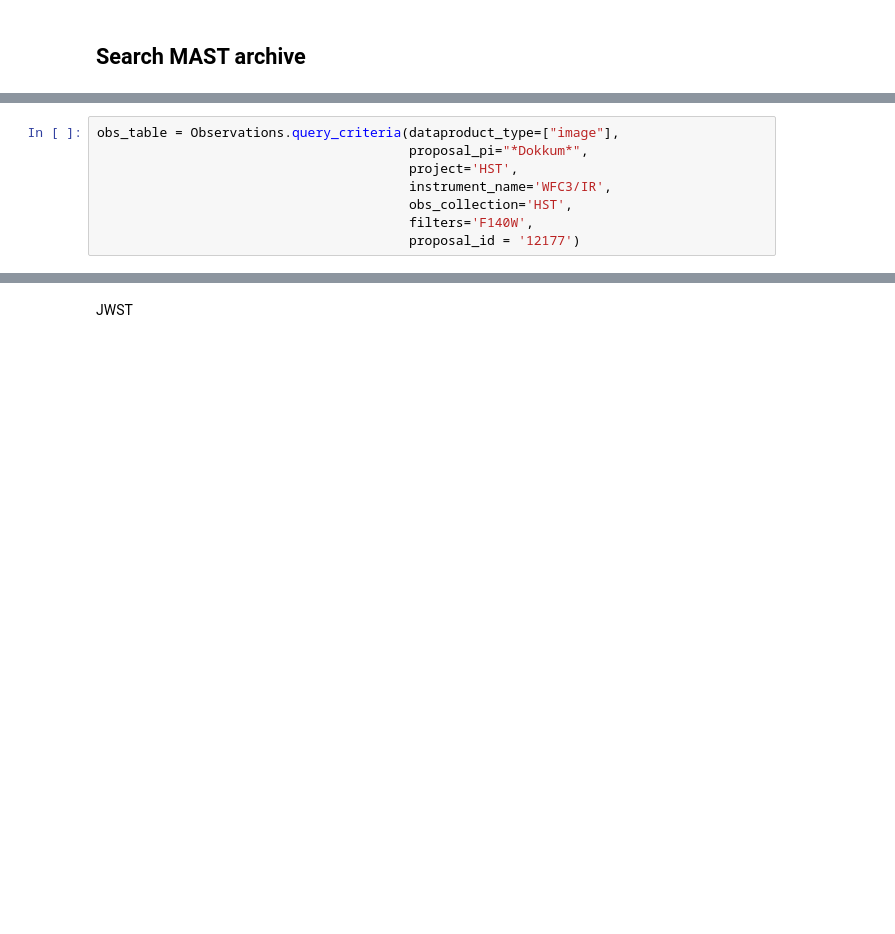
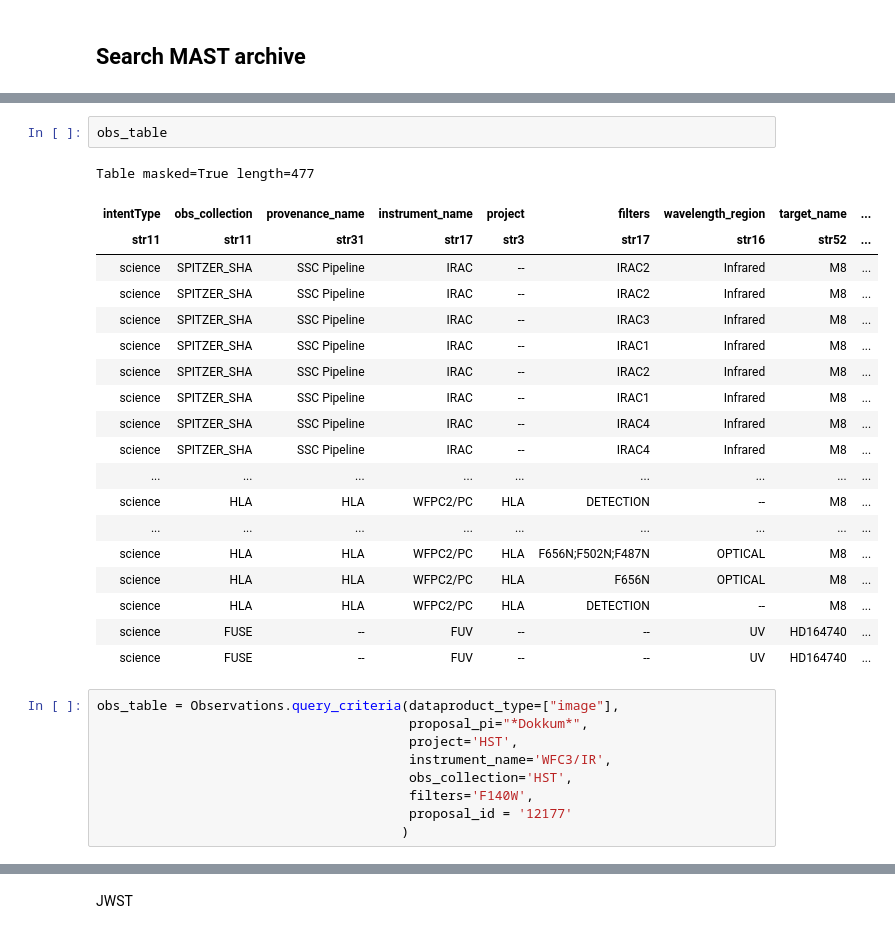
Before and after one commit to nden/astropy_bg_2023, a Jupyter notebook: Archives/archive_exploration.ipynb, the cells around one changed output, grey strips where cells are left out. Cells and saved outputs as stored; diff of their text form; blank space fills up the shorter version.

```diff
--- a/Archives/archive_exploration.ipynb
+++ b/Archives/archive_exploration.ipynb
@@ -63,3 +150,25 @@ len(obs_table)
+# %%
+obs_table
+# %% [output]
+Table masked=True length=477
+| intentType | obs_collection | provenance_name | instrument_name | project | filters | wavelength_region | target_name | ... |
+| str11 | str11 | str31 | str17 | str3 | str17 | str16 | str52 | ... |
+| science | SPITZER_SHA | SSC Pipeline | IRAC | -- | IRAC2 | Infrared | M8 | ... |
+| science | SPITZER_SHA | SSC Pipeline | IRAC | -- | IRAC2 | Infrared | M8 | ... |
+| science | SPITZER_SHA | SSC Pipeline | IRAC | -- | IRAC3 | Infrared | M8 | ... |
+| science | SPITZER_SHA | SSC Pipeline | IRAC | -- | IRAC1 | Infrared | M8 | ... |
+| science | SPITZER_SHA | SSC Pipeline | IRAC | -- | IRAC2 | Infrared | M8 | ... |
+| science | SPITZER_SHA | SSC Pipeline | IRAC | -- | IRAC1 | Infrared | M8 | ... |
+| science | SPITZER_SHA | SSC Pipeline | IRAC | -- | IRAC4 | Infrared | M8 | ... |
+| science | SPITZER_SHA | SSC Pipeline | IRAC | -- | IRAC4 | Infrared | M8 | ... |
+| ... | ... | ... | ... | ... | ... | ... | ... | ... |
+| science | HLA | HLA | WFPC2/PC | HLA | DETECTION | -- | M8 | ... |
+| ... | ... | ... | ... | ... | ... | ... | ... | ... |
+| science | HLA | HLA | WFPC2/PC | HLA | F656N;F502N;F487N | OPTICAL | M8 | ... |
+| science | HLA | HLA | WFPC2/PC | HLA | F656N | OPTICAL | M8 | ... |
+| science | HLA | HLA | WFPC2/PC | HLA | DETECTION | -- | M8 | ... |
+| science | FUSE | -- | FUV | -- | -- | UV | HD164740 | ... |
+| science | FUSE | -- | FUV | -- | -- | UV | HD164740 | ... |
 # %%
 obs_table = Observations.query_criteria(dataproduct_type=["image"],
                                         proposal_pi="*Dokkum*",
@@ -67,6 +176,7 @@ obs_table = Observations.query_criteria(dataproduct_type=["image"],
                                         instrument_name='WFC3/IR',
                                         obs_collection='HST',
                                         filters='F140W',
-                                        proposal_id = '12177')
+                                        proposal_id = '12177'
+                                       )
 # %%
 len(obs_table)
```
Also changed, not shown: parts of 46 cells of this notebook, 4 other files.
